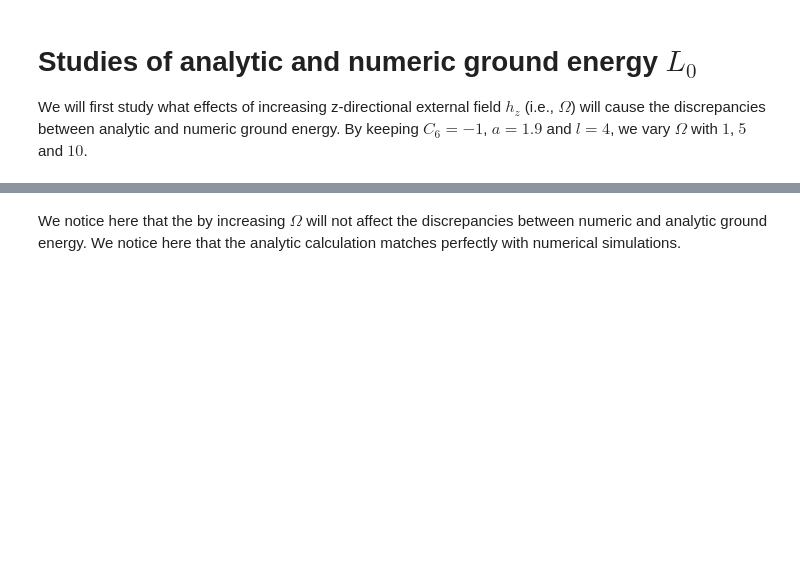
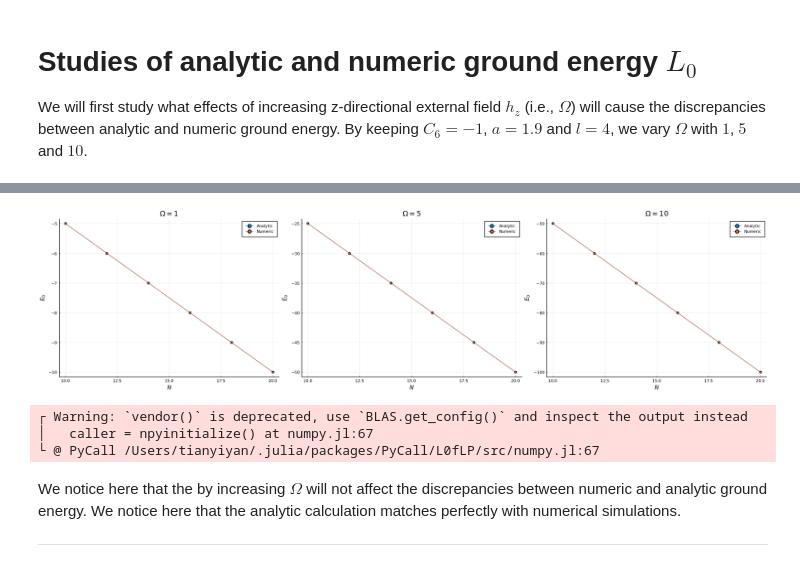
Before and after one commit to coolgas/QuantumIsing, a Jupyter notebook: superlattice.ipynb, the cells around one changed output, grey strips where cells are left out. Saved outputs shown, nothing was run; the diff lists cells and outputs as text; code cells hidden in the pictures; blank space fills up the shorter version.

Commit message:
figure fixed

```diff
--- a/superlattice.ipynb
+++ b/superlattice.ipynb
@@ -38,18 +41,24 @@ fs2 = [f2(N) for N in Ns];
 # %%
 l = @layout [a b c]
 p1 = plot(xlab=L"$N$", ylab=L"E_0", title=L"$\Omega=1$")
 p2 = plot(xlab=L"$N$", ylab=L"E_0", title=L"$\Omega=5$")
 p3 = plot(xlab=L"$N$", ylab=L"E_0", title=L"$\Omega=10$")
 
 plot!(p1, Ns, fs, marker=:circle, label="Analytic")
 plot!(p1, Ns, gs, marker=:circle, label="Numeric")
 plot!(p2, Ns, fs1, marker=:circle, label="Analytic")
 plot!(p2, Ns, gs1, marker=:circle, label="Numeric")
 plot!(p3, Ns, fs2, marker=:circle, label="Analytic")
 plot!(p3, Ns, gs2, marker=:circle, label="Numeric")
-plot(p1, p2, p3, layout=3, size=(1000,1000))
+plot(p1, p2, p3, layout=l, size=(2000,500))
+# %% [output]
+[figure, added]
+┌ Warning: `vendor()` is deprecated, use `BLAS.get_config()` and inspect the output instead
+│   caller = npyinitialize() at numpy.jl:67
+└ @ PyCall /Users/tianyiyan/.julia/packages/PyCall/L0fLP/src/numpy.jl:67
 # %% [markdown]
 We notice here that the by increasing $\Omega$ will not affect the discrepancies between numeric and analytic ground energy. We notice here that the analytic calculation matches perfectly with numerical simulations.
+<hr style="border:1.5px solid gray"> </hr>
 # %%
 f(x) = global_ground_energy(;v1=-1000/x^6, v2=-1000/(10-x)^6, v3=-1000/10^6, Ω=0.04, N=16);
 g(x) = generate_eigs(N=16, hx=0, hz=0.04, l=10, a=x, C6=-1000, gstate=true);
```
Also changed, not shown: parts of 5 cells of this notebook.
